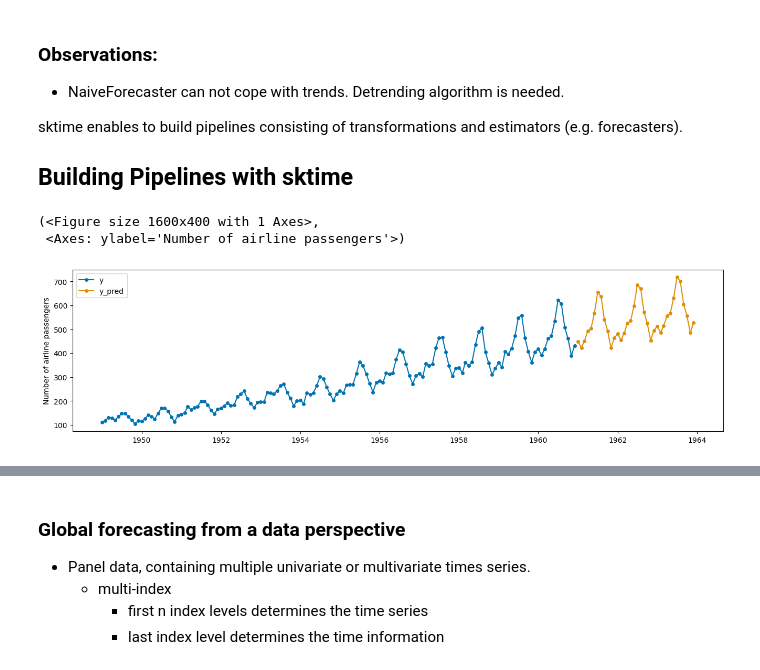
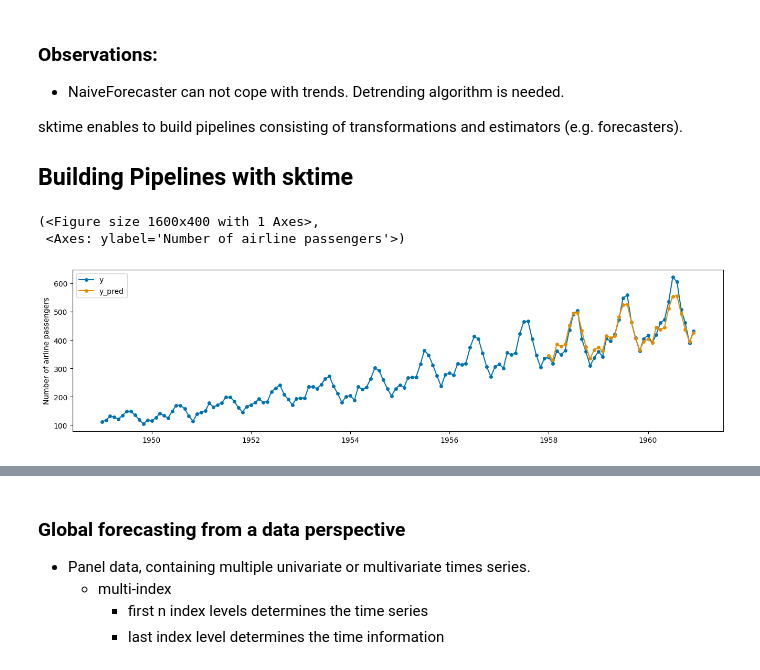
Before and after one commit to sktime/tutorial_haicon_prologue_day, a Jupyter notebook: notebooks/02_advanced_forecasting.ipynb, the cells around one changed output, grey strips where cells are left out. Cells and saved outputs as stored; diff of their text form; code cells hidden in the pictures.

```diff
--- a/notebooks/02_advanced_forecasting.ipynb
+++ b/notebooks/02_advanced_forecasting.ipynb
@@ -34,23 +34,23 @@ sktime enables to build pipelines consisting of transformations and estimators (
 # %%
 from sktime.forecasting.compose import TransformedTargetForecaster
 from sktime.transformations.series.detrend import Deseasonalizer, Detrender
 
 y = load_airline()
 
 pipe_y = TransformedTargetForecaster(
     steps=[
         ("detrend", Detrender()),
         ("deseasonalize", Deseasonalizer()),
         ("forecaster", NaiveForecaster(strategy="last", sp=12)),
     ]
 )
 
 
-pipe_y.fit(y=y)
+pipe_y.fit(y=y[:-36])
 y_pred = pipe_y.predict(fh=range(1,37))
 
 plot_series(y, y_pred, labels=["y", "y_pred"])
 # %% [output]
 (<Figure size 1600x400 with 1 Axes>,
  <Axes: ylabel='Number of airline passengers'>)
-[figure, old version]
+[figure, new version]
```
Also changed, not shown: parts of 12 cells of this notebook, 2 other files.
